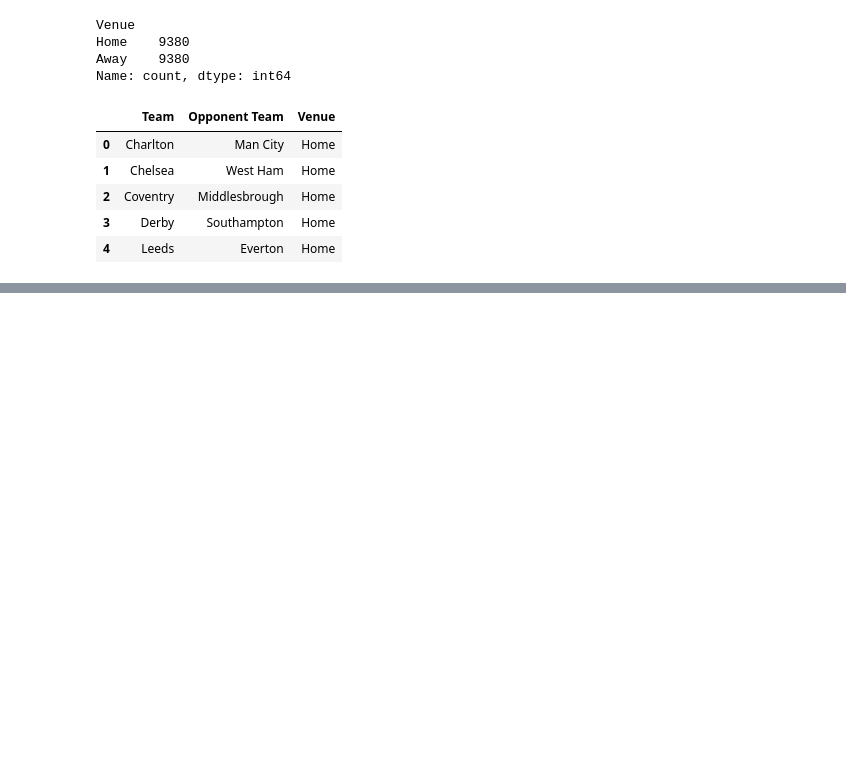
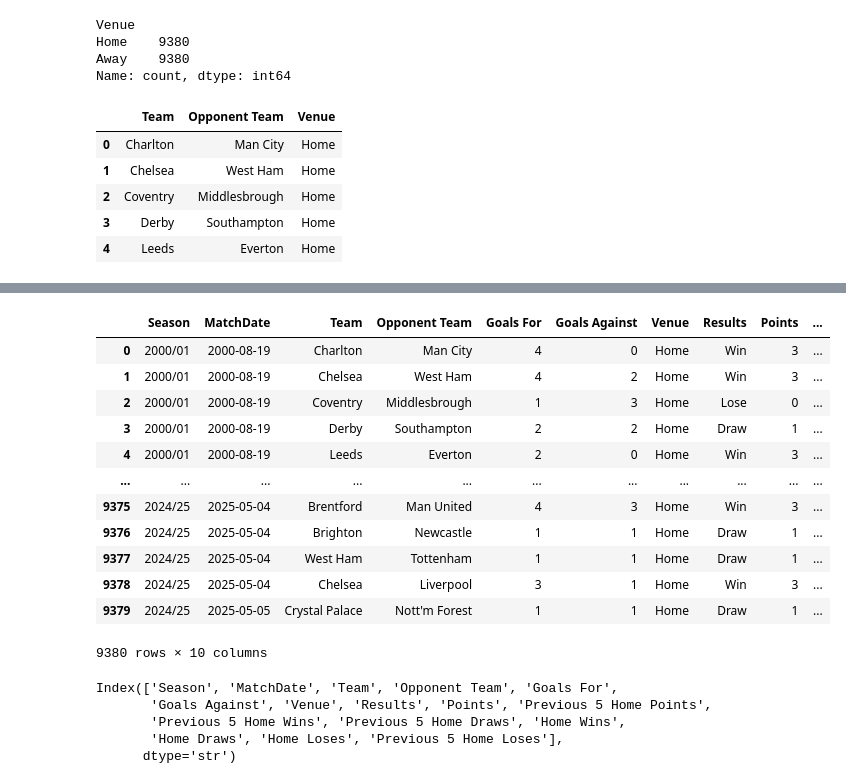
Before and after one commit to nemo-code-ai/epl-prediction-system, a Jupyter notebook: src/epl_prediction_system/system.ipynb, the cells around one changed output, grey strips where cells are left out. Cells and saved outputs as stored; diff of their text form; code cells hidden in the pictures; blank space fills up the shorter version.

```diff
--- a/src/epl_prediction_system/system.ipynb
+++ b/src/epl_prediction_system/system.ipynb
@@ -1086,0 +1101,24 @@ away_matches = ext_system[ext_system['Venue'] == 'Away'].copy()
+# %%
+ext_system['Results'] = np.where(
+    ext_system['Goals For'] > ext_system['Goals Against'],
+    'Win',
+    np.where(
+        ext_system['Goals For'] == ext_system['Goals Against'],
+        'Draw',
+        'Lose'
+    )
+)
+# %%
+ext_system['Points'] = np.where(
+    ext_system['Results'] == 'Win',
+    3,
+    np.where(
+        ext_system['Results'] == 'Draw',
+        1,
+        0
+    )
+)
+# %%
+home_matches = ext_system[ext_system['Venue'] == 'Home'].copy()
+
+away_matches = ext_system[ext_system['Venue'] == 'Away'].copy()
@@ -1086,0 +1132,4 @@ away_matches = ext_system[ext_system['Venue'] == 'Away'].copy()
+# %%
+home_matches['Previous 5 Home Points'] = home_matches.groupby('Team')['Points'].transform(
+    lambda x: x.shift().rolling(5).sum()
+)
@@ -1086,0 +1155,16 @@ away_matches = ext_system[ext_system['Venue'] == 'Away'].copy()
+# %%
+home_matches
+# %% [output]
+|  | Season | MatchDate | Team | Opponent Team | Goals For | Goals Against | Venue | Results | Points | ... |
+| 0 | 2000/01 | 2000-08-19 | Charlton | Man City | 4 | 0 | Home | Win | 3 | ... |
+| 1 | 2000/01 | 2000-08-19 | Chelsea | West Ham | 4 | 2 | Home | Win | 3 | ... |
+| 2 | 2000/01 | 2000-08-19 | Coventry | Middlesbrough | 1 | 3 | Home | Lose | 0 | ... |
+| 3 | 2000/01 | 2000-08-19 | Derby | Southampton | 2 | 2 | Home | Draw | 1 | ... |
+| 4 | 2000/01 | 2000-08-19 | Leeds | Everton | 2 | 0 | Home | Win | 3 | ... |
+| ... | ... | ... | ... | ... | ... | ... | ... | ... | ... | ... |
+| 9375 | 2024/25 | 2025-05-04 | Brentford | Man United | 4 | 3 | Home | Win | 3 | ... |
+| 9376 | 2024/25 | 2025-05-04 | Brighton | Newcastle | 1 | 1 | Home | Draw | 1 | ... |
+| 9377 | 2024/25 | 2025-05-04 | West Ham | Tottenham | 1 | 1 | Home | Draw | 1 | ... |
+| 9378 | 2024/25 | 2025-05-04 | Chelsea | Liverpool | 3 | 1 | Home | Win | 3 | ... |
+| 9379 | 2024/25 | 2025-05-05 | Crystal Palace | Nott'm Forest | 1 | 1 | Home | Draw | 1 | ... |
+9380 rows × 10 columns
@@ -1086,0 +1201,8 @@ away_matches = ext_system[ext_system['Venue'] == 'Away'].copy()
+# %%
+home_matches.columns
+# %% [output]
+Index(['Season', 'MatchDate', 'Team', 'Opponent Team', 'Goals For',
+       'Goals Against', 'Venue', 'Results', 'Points', 'Previous 5 Home Points',
+       'Previous 5 Home Wins', 'Previous 5 Home Draws', 'Home Wins',
+       'Home Draws', 'Home Loses', 'Previous 5 Home Loses'],
+      dtype='str')
```
Also changed, not shown: parts of 15 cells of this notebook.
